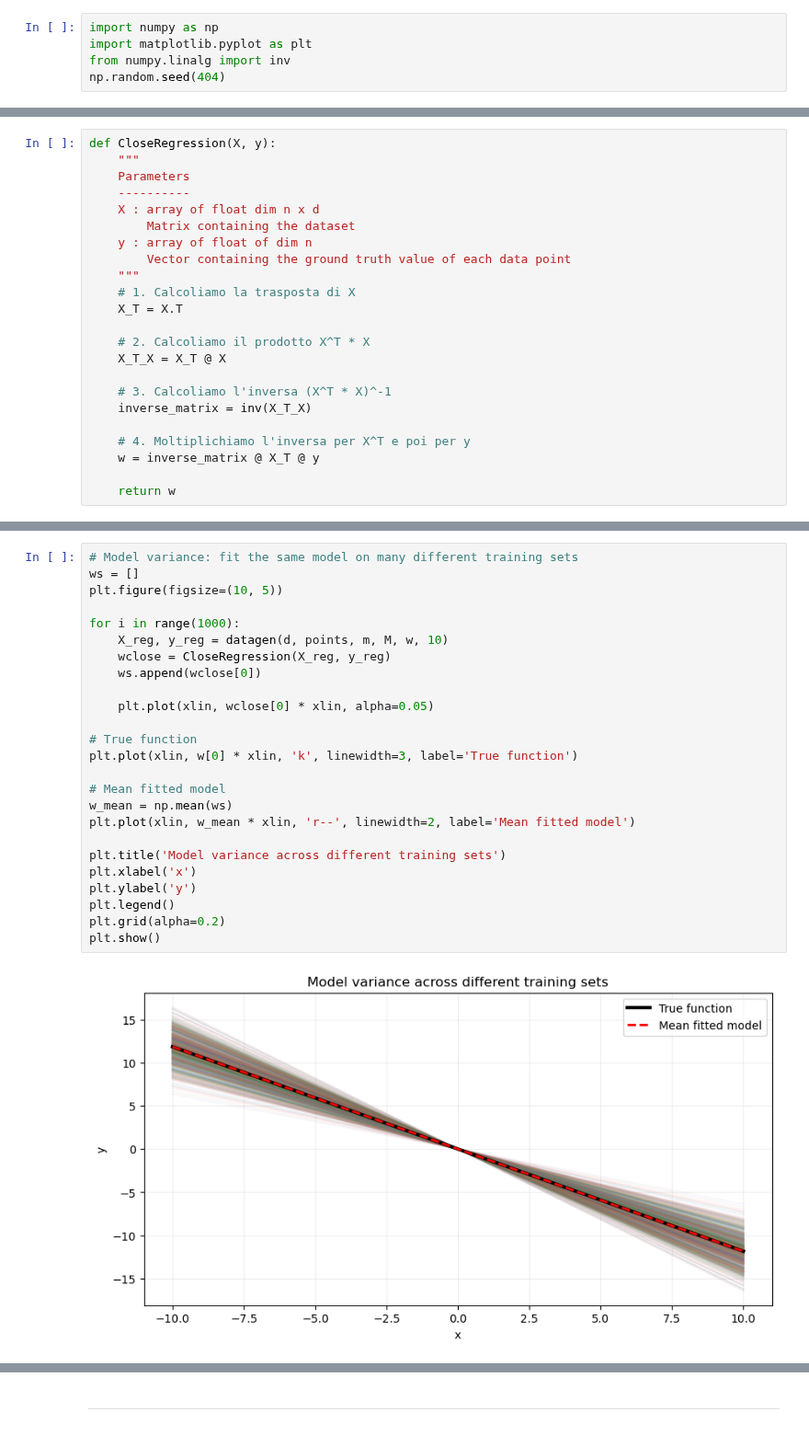
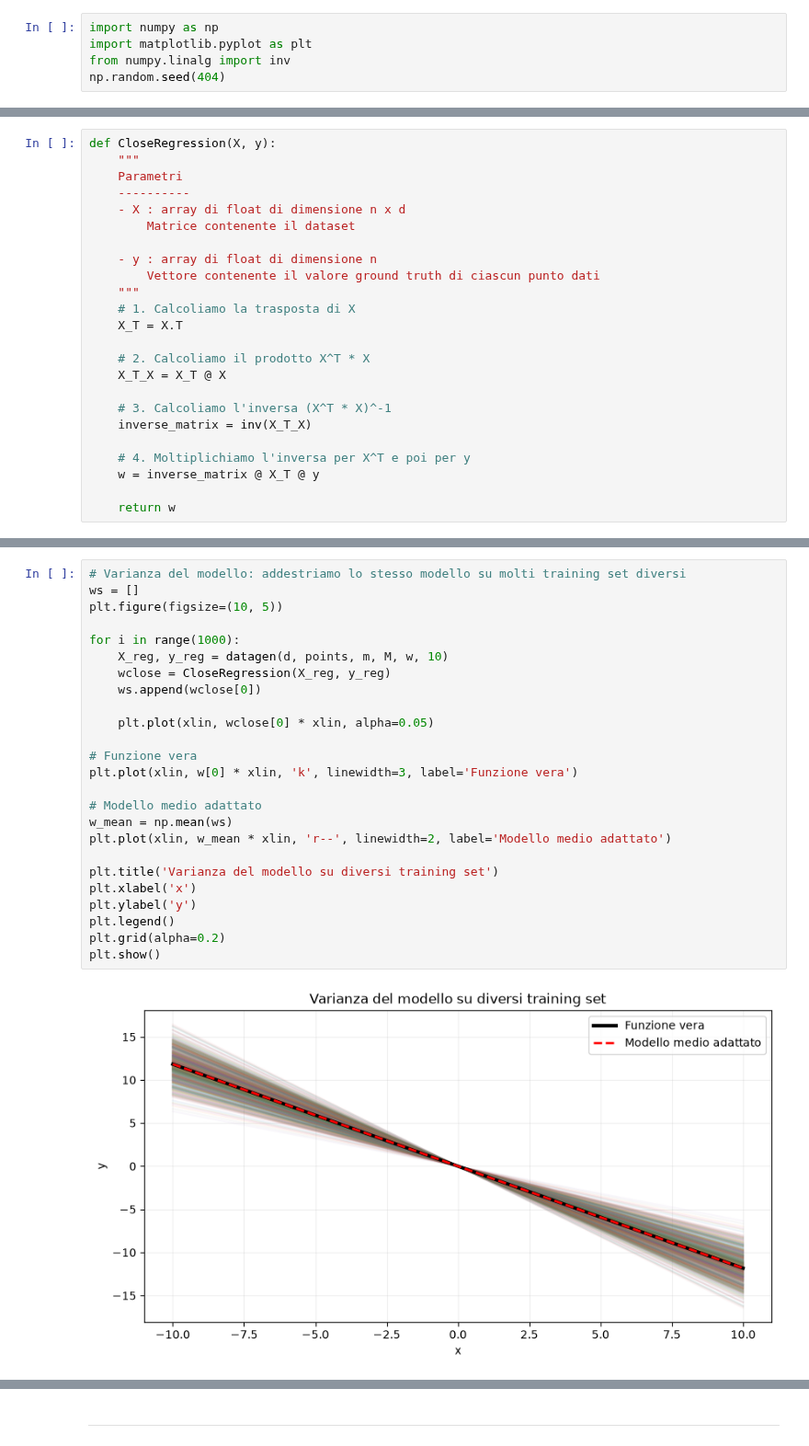
Before and after one commit to s266112/Machine-Learning, a Jupyter notebook: Tutorati/Tut 2 - 7_10_2026/Lab-02_Linear_and_Logistic_Reg.ipynb, the cells around one changed output, grey strips where cells are left out. Shown at 92% size. Drawn from its saved outputs; the diff is of its cells as text.

```diff
--- a/Tutorati/Tut 2 - 7_10_2026/Lab-02_Linear_and_Logistic_Reg.ipynb
+++ b/Tutorati/Tut 2 - 7_10_2026/Lab-02_Linear_and_Logistic_Reg.ipynb
@@ -79,12 +83,13 @@ Interesting blog post (with some spoilers) showing this analytic derivation and
 # %%
 def CloseRegression(X, y):
     """
-    Parameters
+    Parametri
     ----------
-    X : array of float dim n x d
-        Matrix containing the dataset
-    y : array of float of dim n
-        Vector containing the ground truth value of each data point
+    - X : array di float di dimensione n x d
+        Matrice contenente il dataset
+
+    - y : array di float di dimensione n
+        Vettore contenente il valore ground truth di ciascun punto dati
     """
     # 1. Calcoliamo la trasposta di X
     X_T = X.T
@@ -126,28 +131,28 @@ Ordinary Linear Regression Weights:  [-1.16734993]
 # %%
-# Model variance: fit the same model on many different training sets
+# Varianza del modello: addestriamo lo stesso modello su molti training set diversi
 ws = []
 plt.figure(figsize=(10, 5))
 
 for i in range(1000):
     X_reg, y_reg = datagen(d, points, m, M, w, 10)
     wclose = CloseRegression(X_reg, y_reg)
     ws.append(wclose[0])
 
     plt.plot(xlin, wclose[0] * xlin, alpha=0.05)
 
-# True function
-plt.plot(xlin, w[0] * xlin, 'k', linewidth=3, label='True function')
+# Funzione vera
+plt.plot(xlin, w[0] * xlin, 'k', linewidth=3, label='Funzione vera')
 
-# Mean fitted model
+# Modello medio adattato
 w_mean = np.mean(ws)
-plt.plot(xlin, w_mean * xlin, 'r--', linewidth=2, label='Mean fitted model')
+plt.plot(xlin, w_mean * xlin, 'r--', linewidth=2, label='Modello medio adattato')
 
-plt.title('Model variance across different training sets')
+plt.title('Varianza del modello su diversi training set')
 plt.xlabel('x')
 plt.ylabel('y')
 plt.legend()
 plt.grid(alpha=0.2)
 plt.show()
 # %% [output]
-[figure, old version]
+[figure, new version]
 # %%
```
Also changed, not shown: parts of 45 cells of this notebook, 1 other file.
